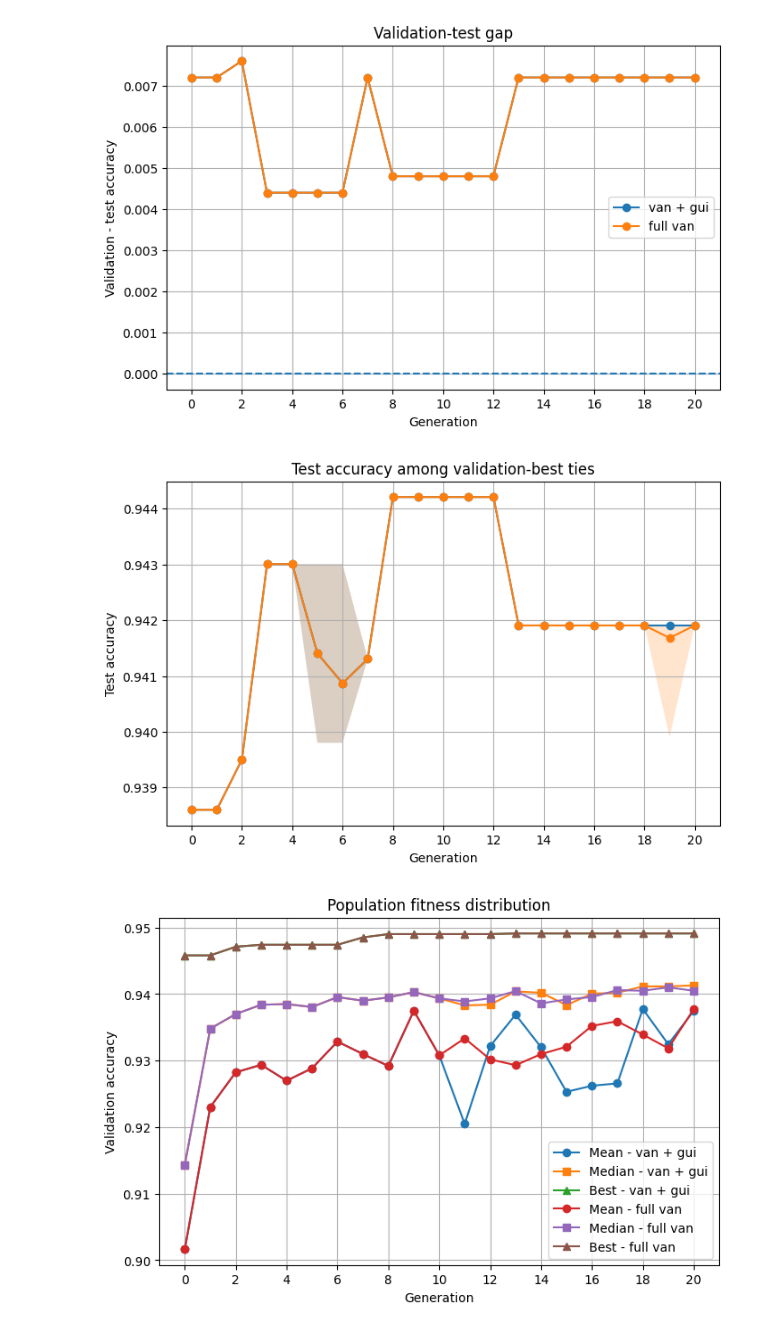
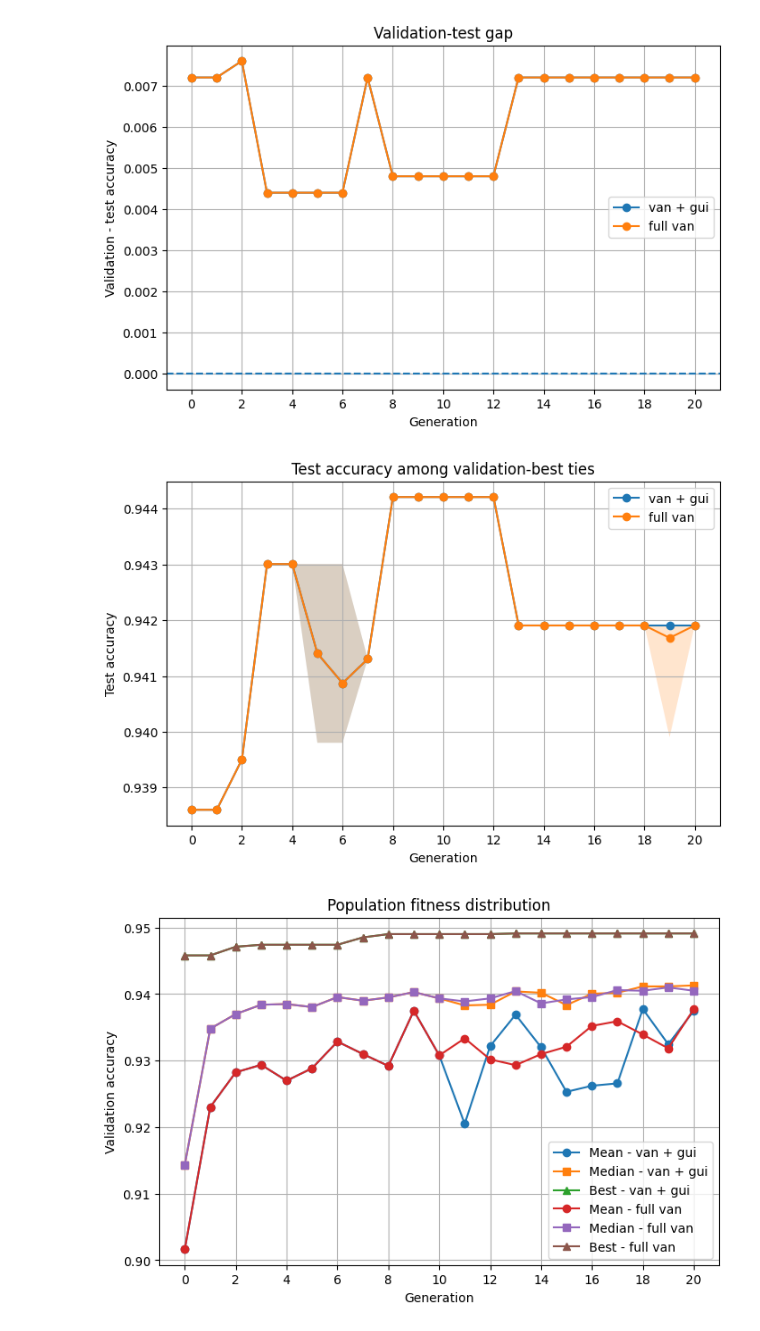
Before and after one commit to 4n0rm4lp3rs0n/fi-test, a Jupyter notebook: test2_perm_single.ipynb, the cells around one changed output. Cells and saved outputs as stored; diff of their text form; code cells hidden in the pictures.

```diff
--- a/test2_perm_single.ipynb
+++ b/test2_perm_single.ipynb
@@ -236,42 +236,42 @@ x2 = hist2["generation"]
 plt.plot(
     x,
     hist["tied_test_mean"],
     marker="o",
     label="Mean test of validation ties - van + gui"
 )
 
+plt.plot(
+    x2,
+    hist2["tied_test_mean"],
+    marker="o",
+    label="Mean test of validation ties - full van"
+)
+
 plt.fill_between(
     x,
     hist["tied_test_min"],
     hist["tied_test_max"],
     alpha=0.2,
     label="Test range among validation ties - van + gui"
-)
-
-plt.plot(
-    x2,
-    hist2["tied_test_mean"],
-    marker="o",
-    label="Mean test of validation ties - full van"
 )
 
 plt.fill_between(
     x2,
     hist2["tied_test_min"],
     hist2["tied_test_max"],
     alpha=0.2,
     label="Test range among validation ties - full van"
 )
 
 plt.xticks(int_ticks)
 plt.xlabel("Generation")
 plt.ylabel("Test accuracy")
 plt.title("Test accuracy among validation-best ties")
-# plt.legend(["van + gui", "full van"])
+plt.legend(["van + gui", "full van"])
 plt.grid(True)
 plt.show()
 # %% [output]
-[figure, old version]
+[figure, new version]
 # %%
 df = pd.DataFrame(sv.data)
 df2 = pd.DataFrame(fv.data)
```
Also changed, not shown: parts of 9 cells of this notebook, 5 other files.
